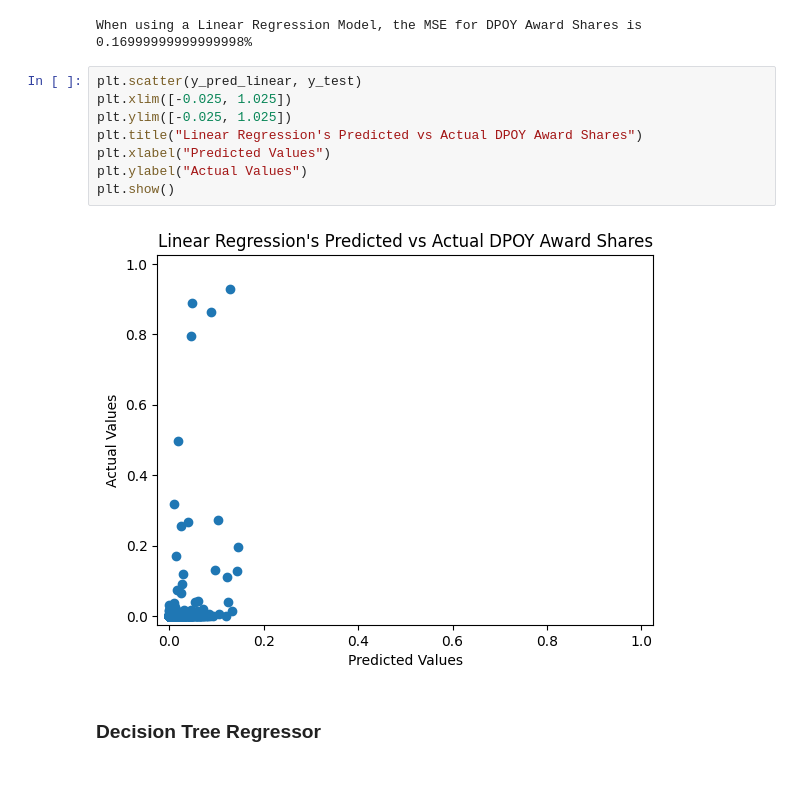
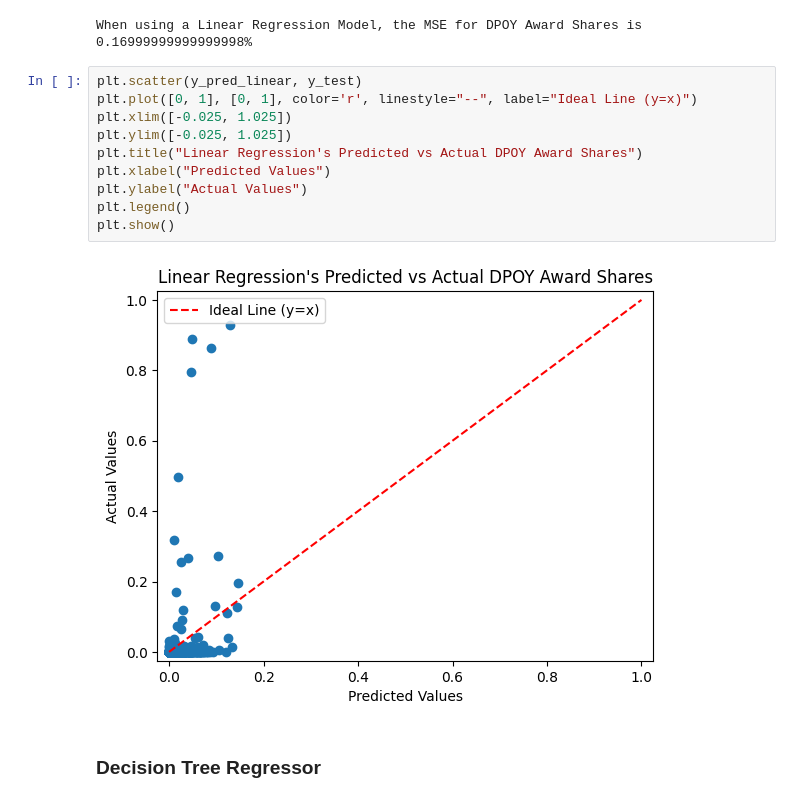
Before and after one commit to harshil0217/NBA_Award_Prediction, a Jupyter notebook: DPOY_Models.ipynb, the cells around one changed output. Cells and saved outputs as stored; diff of their text form.

```diff
--- a/DPOY_Models.ipynb
+++ b/DPOY_Models.ipynb
@@ -68,14 +68,16 @@ print(f"When using a Linear Regression Model, the MSE for DPOY Award Shares is {
 When using a Linear Regression Model, the MSE for DPOY Award Shares is 0.16999999999999998%
 # %%
 plt.scatter(y_pred_linear, y_test)
+plt.plot([0, 1], [0, 1], color='r', linestyle="--", label="Ideal Line (y=x)")
 plt.xlim([-0.025, 1.025])
 plt.ylim([-0.025, 1.025])
 plt.title("Linear Regression's Predicted vs Actual DPOY Award Shares")
 plt.xlabel("Predicted Values")
 plt.ylabel("Actual Values")
+plt.legend()
 plt.show()
 # %% [output]
-[figure, old version]
+[figure, new version]
 # %% [markdown]
 ### Decision Tree Regressor
 # %%
```
Also changed, not shown: parts of 2 cells of this notebook.
